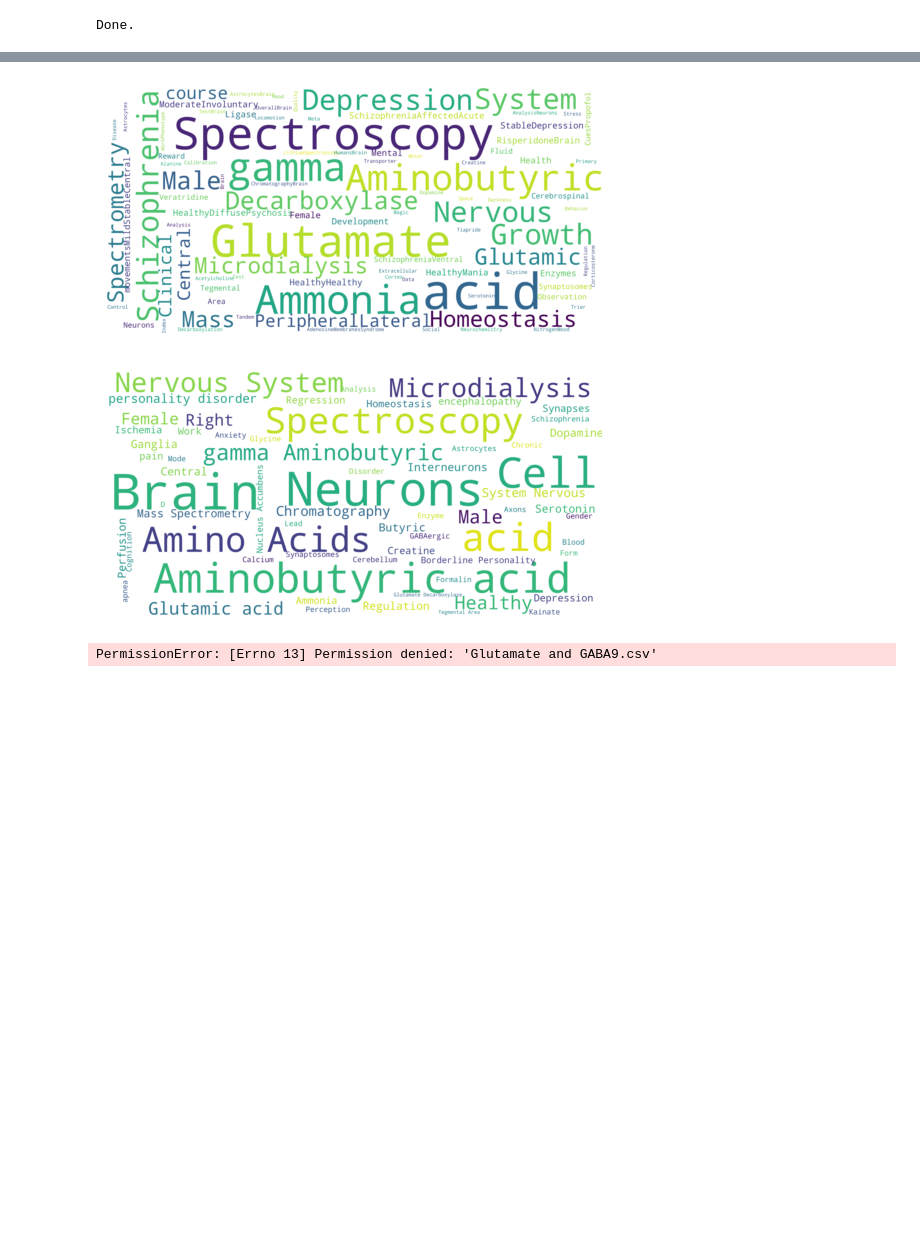
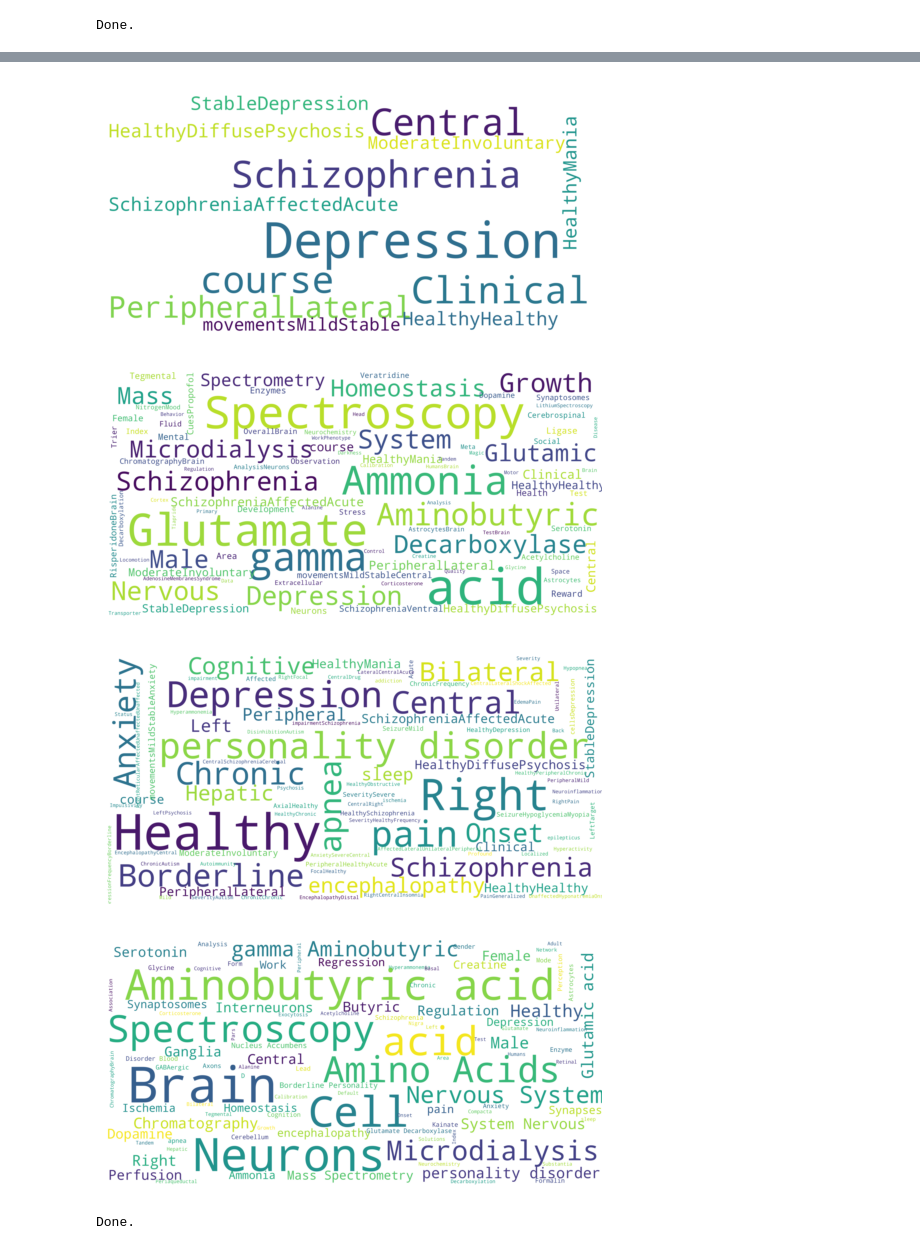
Before and after one commit to DanielTatem11/IR-IEPipelineForBioMedResearch, a Jupyter notebook: SimplifiedRetrievalPipeline.ipynb, the cells around one changed output, grey strips where cells are left out. Drawn from its saved outputs; the diff is of its cells as text; code cells hidden in the pictures; blank space fills up the shorter version.

Commit message:
Segregated Word Clouds and BM25 Merging
Now segregates word clouds by ontology and the bm25rankings are now left joined with the prerankings allowing for co-mention extraction and score comparison.

```diff
--- a/SimplifiedRetrievalPipeline.ipynb
+++ b/SimplifiedRetrievalPipeline.ipynb
@@ -368,3 +390,16 @@ def find_comentions(thes, doc):
 print("Done.")
 # %% [output]
 Done.
+# %%
+text = "Neurons are metabolically handicapped in the sense that they are not able to perform de novo synthesis of neurotransmitter glutamate and gamma-aminobutyric acid from glucose."
+doc = nlp(text)
+#print(doc)
+query_terms= ["GABA","Glutamate"]
+inner_thesaurus = {k:thesaurus[k] for k in query_terms}
+(comention_sents, proximity_count) = find_comentions(doc=doc, thes=inner_thesaurus)
+print(proximity_count)
+if (len(proximity_count) != 0):
+    relevancy_score = sum([1/count for count in proximity_count])
+else:
+    relevancy_score = 0
+print(relevancy_score)
@@ -755,27 +780,33 @@ attachAnnotations(ont, top100_columns, top_100)
 # %%
-def generate_wordcloud(ont, rankings):
+def generate_wordclouds(ont, rankings):
     sources = ont.split(",")
     text = ""
+
     for source in sources:
         temp = rankings[source]
         for items in temp:
             for element in items:
                 text += element.strip("''")
-    wordcloud = WordCloud(max_font_size=40, max_words=100, background_color="white", normalize_plurals = True, scale = 15 ).generate(text)
-    plt.figure()
-    plt.imshow(wordcloud, interpolation="bilinear")
-    plt.axis("off")
-    plt.show()
+
+        wordcloud = WordCloud(max_font_size=40, max_words=100, background_color="white", normalize_plurals = True, scale = 15 ).generate(text)
+        plt.figure()
+        plt.imshow(wordcloud, interpolation="bilinear")
+        plt.axis("off")
+        plt.show()
+        wordcloud = WordCloud().generate(text)
+
     # Create and generate a word cloud image:
-    wordcloud = WordCloud().generate(text)
-#generate_wordcloud(ont, rankings)
-#generate_wordcloud(ont, top_100)
+
+generate_wordclouds(ont, rankings)
+generate_wordclouds(ont, top_100)
 # %% [output]
-[figure, old version]
+[figure, new version]
-[figure, old version]
+[figure, new version]
+[figure, added]
+[figure, added]
 # %%
 # CSV output
-rankings.to_csv("Glutamate and GABA9.csv")
+rankings.to_csv("Glutamate and GABA10.csv")
 print("Done.")
 # %% [output]
-PermissionError: [Errno 13] Permission denied: 'Glutamate and GABA9.csv'
+Done.
```
Also changed, not shown: parts of 12 cells of this notebook.
